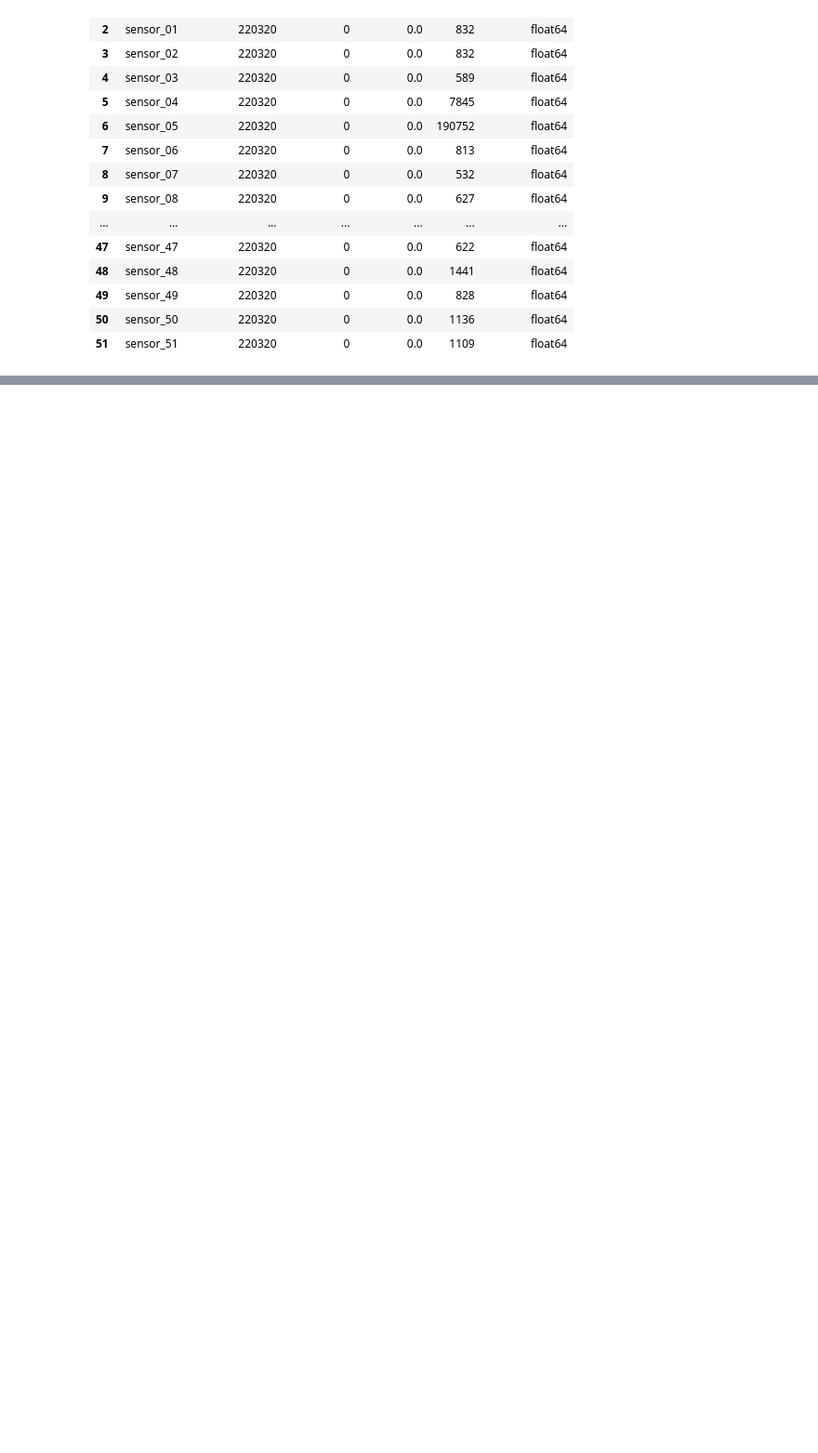
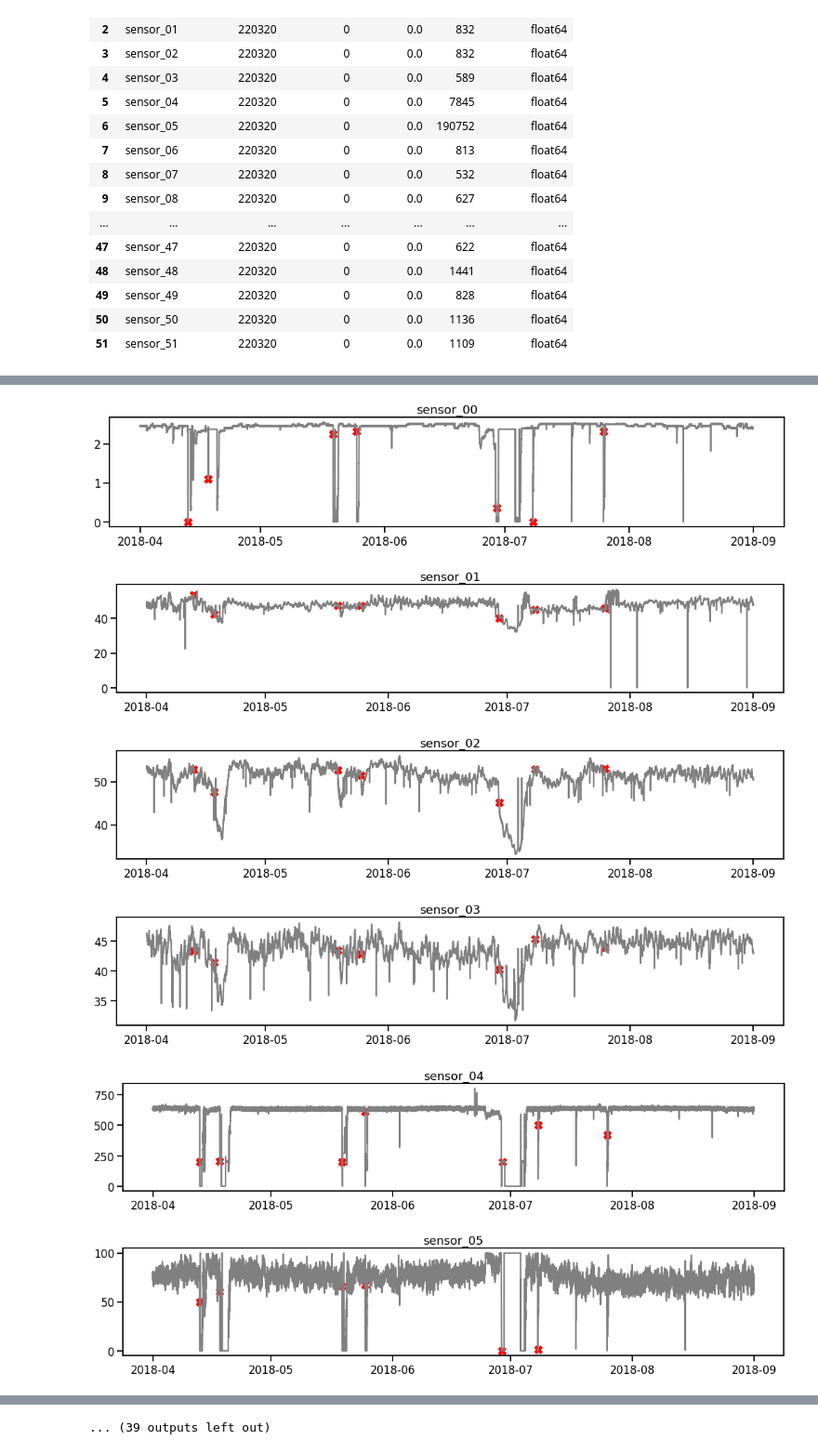
Before and after one commit to nils12344/PythonAdvancedGruppeD, a Jupyter notebook: Projekt Gruppe D.ipynb, the cells around one changed output, grey strips where cells are left out. Shown at 93% size. Drawn from its saved outputs; the diff is of its cells as text; code cells hidden in the pictures; blank space fills up the shorter version.

```diff
--- a/Projekt Gruppe D.ipynb
+++ b/Projekt Gruppe D.ipynb
@@ -317,0 +351,19 @@ insights(df)
+# %%
+import pandas as pd
+path_nils=r"C:\Users\heimb\Desktop\Master\2. Semester\4. Python Advanced\Projekt\data\sensor.csv"
+
+df_kaggle = pd.read_csv(path_nils)
+del df_kaggle['sensor_15']
+del df_kaggle['Unnamed: 0']
+df_kaggle['timestamp'] = pd.to_datetime(df_kaggle['timestamp'])
+df_kaggle = df_kaggle.set_index('timestamp')
+# %%
+#df_kaggle.drop(columns="machine_status", inplace=True)
+for ele in df_kaggle.columns:
+    if "machine" in ele:
+        pass
+    else:
+        df_kaggle[ele].fillna((df_kaggle[ele].mean()), inplace=True)
+
+
+df_kaggle
@@ -317,0 +385,19 @@ insights(df)
+# %%
+dfBroken = df_kaggle[df_kaggle['machine_status']=='BROKEN']
+dfSensors = df_kaggle.drop(['machine_status'], axis=1)
+sensorNames=dfSensors.columns
+
+for sensor in sensorNames:
+    sns.set_context('talk')
+    _ = plt.figure(figsize=(18,3))
+    _ = plt.plot(dfBroken[sensor], linestyle='none', marker='X', color='red', markersize=12)
+    _ = plt.plot(df_kaggle[sensor], color='grey')
+    _ = plt.title(sensor)
+    plt.show()
+# %% [output]
+[figure, added]
+[figure, added]
+[figure, added]
+[figure, added]
+[figure, added]
+[figure, added]
@@ -317,0 +410 @@ insights(df)
+... (39 outputs left out)
```
Also changed, not shown: parts of 22 cells of this notebook.
